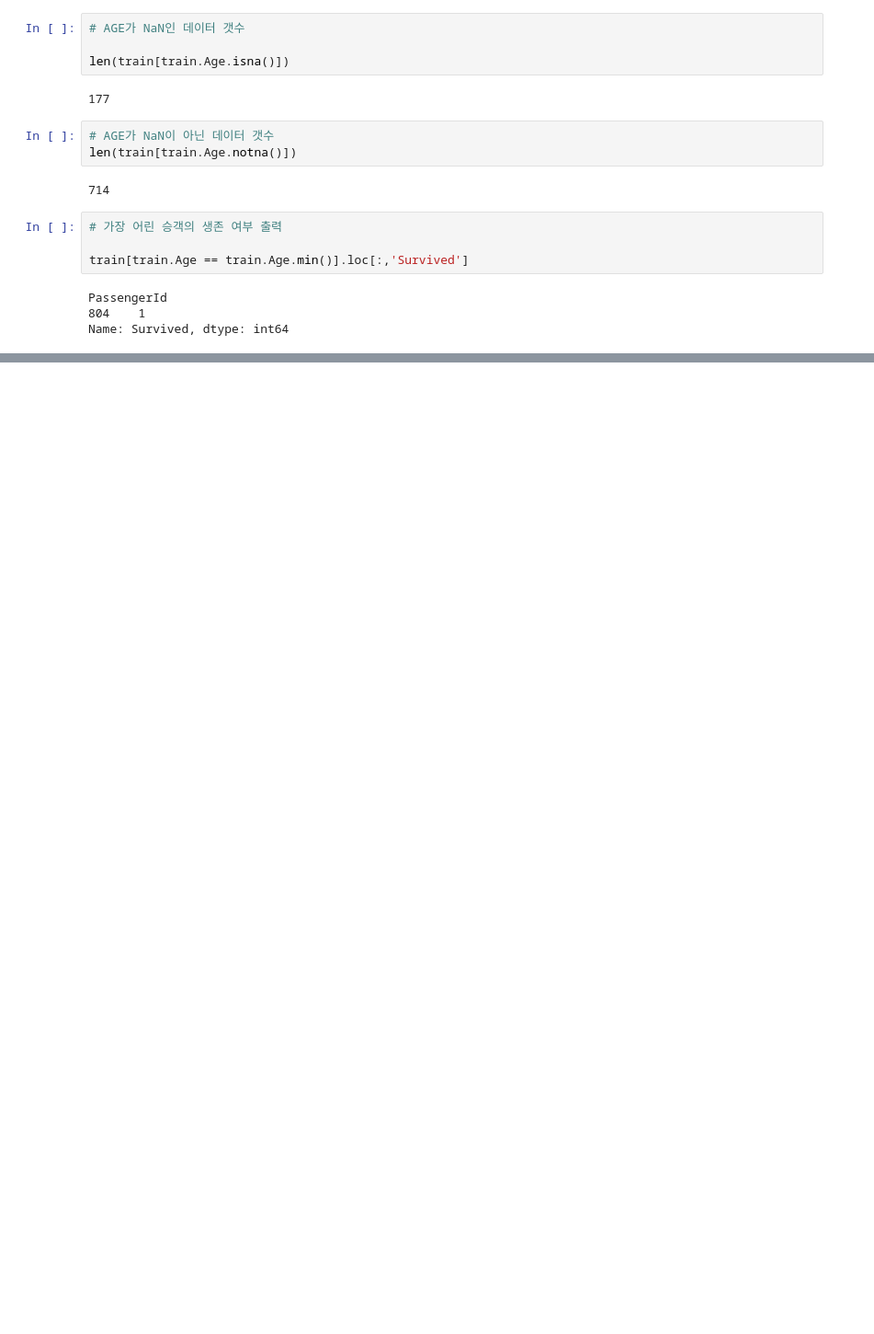
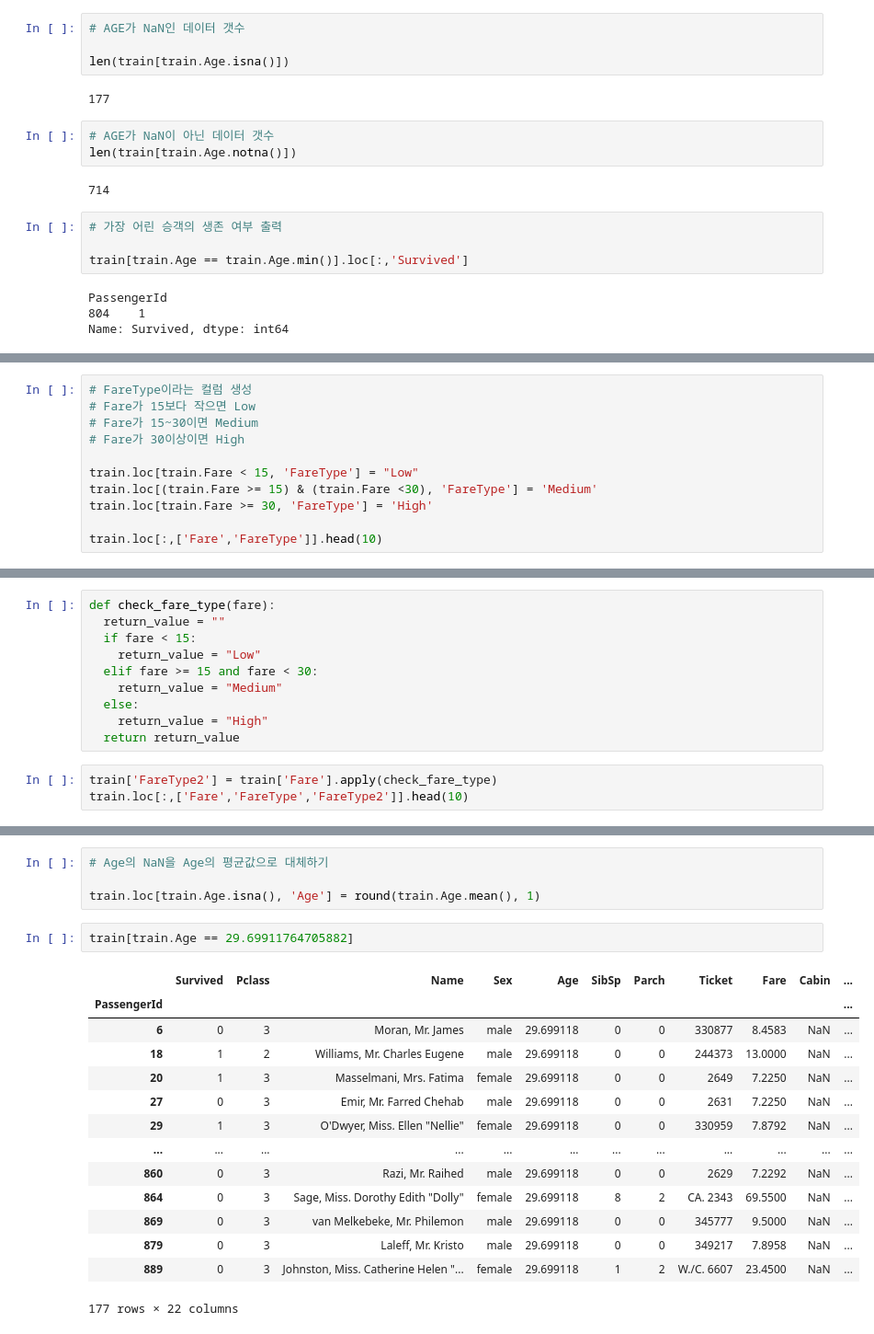
Before and after one commit to smitepaladin/workspace, a Jupyter notebook: DataAnalysis/Note/06.데이터분석_Pandas.ipynb, the cells around one changed output, grey strips where cells are left out. Shown: that part at 92% size. Drawn from its saved outputs; the diff is of its cells as text; blank space fills up the shorter version.

```diff
--- a/DataAnalysis/Note/06.데이터분석_Pandas.ipynb
+++ b/DataAnalysis/Note/06.데이터분석_Pandas.ipynb
@@ -204,0 +333,11 @@ Name: Survived, dtype: int64
+# %%
+# FareType이라는 컬럼 생성
+# Fare가 15보다 작으면 Low
+# Fare가 15~30이면 Medium
+# Fare가 30이상이면 High
+
+train.loc[train.Fare < 15, 'FareType'] = "Low"
+train.loc[(train.Fare >= 15) & (train.Fare <30), 'FareType'] = 'Medium'
+train.loc[train.Fare >= 30, 'FareType'] = 'High'
+
+train.loc[:,['Fare','FareType']].head(10)
@@ -204,0 +359,13 @@ Name: Survived, dtype: int64
+# %%
+def check_fare_type(fare):
+  return_value = ""
+  if fare < 15:
+    return_value = "Low"
+  elif fare >= 15 and fare < 30:
+    return_value = "Medium"
+  else:
+    return_value = "High"
+  return return_value
+# %%
+train['FareType2'] = train['Fare'].apply(check_fare_type)
+train.loc[:,['Fare','FareType','FareType2']].head(10)
@@ -204,0 +385,21 @@ Name: Survived, dtype: int64
+# %%
+# Age의 NaN을 Age의 평균값으로 대체하기
+
+train.loc[train.Age.isna(), 'Age'] = round(train.Age.mean(), 1)
+# %%
+train[train.Age == 29.69911764705882]
+# %% [output]
+|  | Survived | Pclass | Name | Sex | Age | SibSp | Parch | Ticket | Fare | Cabin | ... |
+| PassengerId |  |  |  |  |  |  |  |  |  |  | ... |
+| 6 | 0 | 3 | Moran, Mr. James | male | 29.699118 | 0 | 0 | 330877 | 8.4583 | NaN | ... |
+| 18 | 1 | 2 | Williams, Mr. Charles Eugene | male | 29.699118 | 0 | 0 | 244373 | 13.0000 | NaN | ... |
+| 20 | 1 | 3 | Masselmani, Mrs. Fatima | female | 29.699118 | 0 | 0 | 2649 | 7.2250 | NaN | ... |
+| 27 | 0 | 3 | Emir, Mr. Farred Chehab | male | 29.699118 | 0 | 0 | 2631 | 7.2250 | NaN | ... |
+| 29 | 1 | 3 | O'Dwyer, Miss. Ellen "Nellie" | female | 29.699118 | 0 | 0 | 330959 | 7.8792 | NaN | ... |
+| ... | ... | ... | ... | ... | ... | ... | ... | ... | ... | ... | ... |
+| 860 | 0 | 3 | Razi, Mr. Raihed | male | 29.699118 | 0 | 0 | 2629 | 7.2292 | NaN | ... |
+| 864 | 0 | 3 | Sage, Miss. Dorothy Edith "Dolly" | female | 29.699118 | 8 | 2 | CA. 2343 | 69.5500 | NaN | ... |
+| 869 | 0 | 3 | van Melkebeke, Mr. Philemon | male | 29.699118 | 0 | 0 | 345777 | 9.5000 | NaN | ... |
+| 879 | 0 | 3 | Laleff, Mr. Kristo | male | 29.699118 | 0 | 0 | 349217 | 7.8958 | NaN | ... |
+| 889 | 0 | 3 | Johnston, Miss. Catherine Helen "... | female | 29.699118 | 1 | 2 | W./C. 6607 | 23.4500 | NaN | ... |
+177 rows × 22 columns
```
Also changed, not shown: parts of 14 cells of this notebook, 7 other files.
